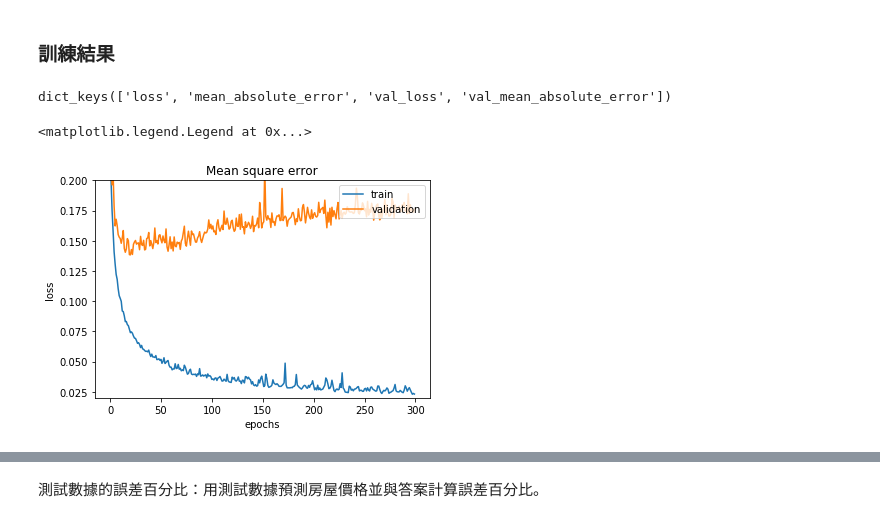
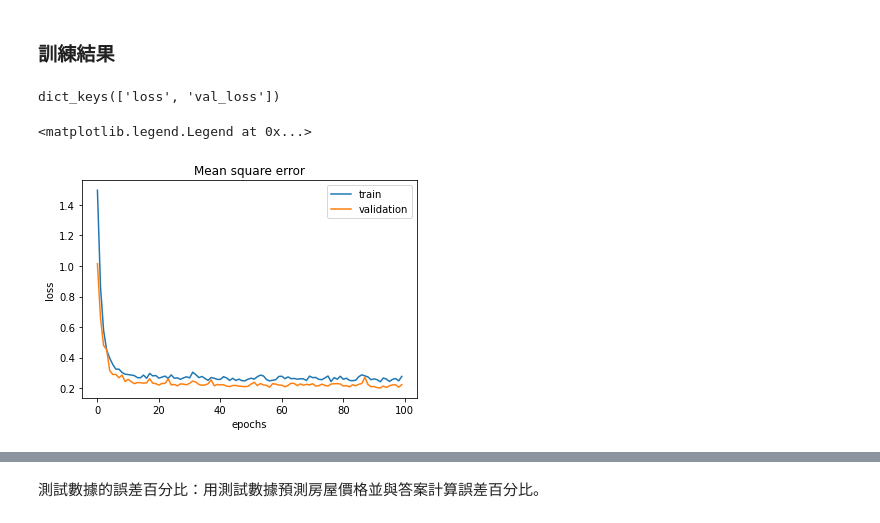
Before and after one commit to taipeitechmmslab/MMSLAB-TF2, a Jupyter notebook: Exercise/Solution2.ipynb, the cells around one changed output, grey strips where cells are left out. Saved outputs shown, nothing was run; the diff lists cells and outputs as text; code cells hidden in the pictures.

```diff
--- a/Exercise/Solution2.ipynb
+++ b/Exercise/Solution2.ipynb
@@ -155,14 +157,21 @@ x_train.shape
 # %%
 # 建立一個Sequential型態的model
 model = keras.Sequential(name='model-1')
-# 第1層全連接層設為128個unit，activation=，kernel_regularizer=l1，將輸入形狀設定為(21, )
-model_3.add(layers.Dense(128,
-                         kernel_regularizer=keras.regularizers.l1(0.001),
-                         activation='relu', input_shape=(21,)))
-# 第2層Dropout層，捨棄比率設定為20%
-model_4.add(layers.Dropout(0.3))
-# 第3層全連接層設為128個unit，activation=，kernel_regularizer=l1，將輸入形狀設定為(21, )
-model.add(layers.Dense(128, activation='relu'))
+# 第1層全連接層設為128個unit，kernel_regularizer=l1，將輸入形狀設定為(21, )
+model.add(layers.Dense(128,
+                       kernel_regularizer=keras.regularizers.l1(0.001),
+                       input_shape=(21,)))
+# 第3層激活層(activation layer)為LeakyReLU
+model.add(layers.LeakyReLU())
+# 第4層Dropout層，捨棄比率設定為20%
+model.add(layers.Dropout(0.2))
+# 第5層全連接層設為128個unit，kernel_regularizer=l1
+model.add(layers.Dense(128,
+                       kernel_regularizer=keras.regularizers.l1(0.001)))
+# 第6層激活層(activation layer)為LeakyReLU
+model.add(layers.LeakyReLU())
+# 第7層Dropout層，捨棄比率設定為20%
+model.add(layers.Dropout(0.2))
 # 最後一層全連接層設為1個unit
 model.add(layers.Dense(1))
 # 顯示網路模型架構
@@ -185,10 +197,12 @@ _________________________________________________________________
 # %% [markdown]
 設定訓練使用的優化器、損失函數和指標函數：
 # %%
-# optimizers使用Adam(0.01)，loss使用MAE Loss
-model.compile(keras.optimizers.Adam(0.001),
-              loss=keras.losses.MeanSquaredError(),
-              metrics=[keras.metrics.MeanAbsoluteError()])
+model.compile(
+    # optimizers使用Adam(0.002)
+    optimizer=keras.optimizers.Adam(0.002),
+    # loss使用MAE Loss
+    loss=keras.losses.MeanSquaredError()
+)
 # %% [markdown]
 創建模型儲存目錄：
 # %%
@@ -210,7 +225,7 @@ model_mckp = keras.callbacks.ModelCheckpoint(model_dir + '/Best-model-1.h5',
 # %%
 history = model.fit(x_train, y_train,  # 傳入訓練數據
                batch_size=64,  # 批次大小設為64
-               epochs=50,  # 整個dataset訓練50遍
+               epochs=100,  # 整個dataset訓練50遍
                validation_data=(x_val, y_val),  # 驗證數據
                callbacks=[model_cbk, model_mckp])  # Tensorboard回調函數紀錄訓練過程，ModelCheckpoint回調函數儲存最好的模型
 # %% [output]
@@ -236,15 +251,14 @@ Epoch 300/300
 # %%
 history.history.keys()  # 查看history儲存的資訊有哪些
 # %% [output]
-dict_keys(['loss', 'mean_absolute_error', 'val_loss', 'val_mean_absolute_error'])
+dict_keys(['loss', 'val_loss'])
 # %%
 plt.plot(history.history['loss'], label='train')
 plt.plot(history.history['val_loss'], label='validation')
-plt.ylim(0.02, 0.2)
 plt.title('Mean square error')
 plt.ylabel('loss')
 plt.xlabel('epochs')
 plt.legend(loc='upper right')
 # %% [output]
 <matplotlib.legend.Legend at 0x...>
-[figure, old version]
+[figure, new version]
```
Also changed, not shown: parts of 9 cells of this notebook, 20 other files.
